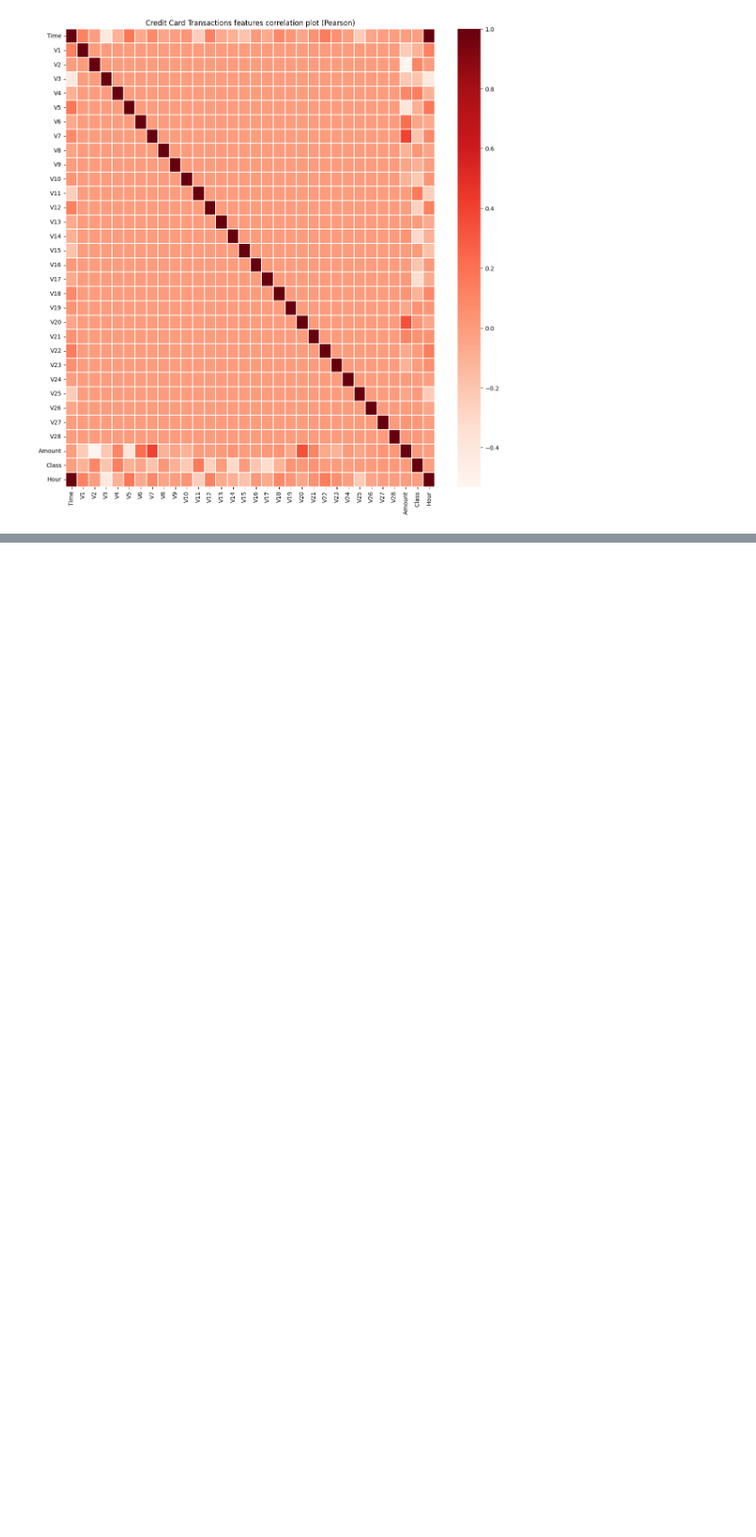
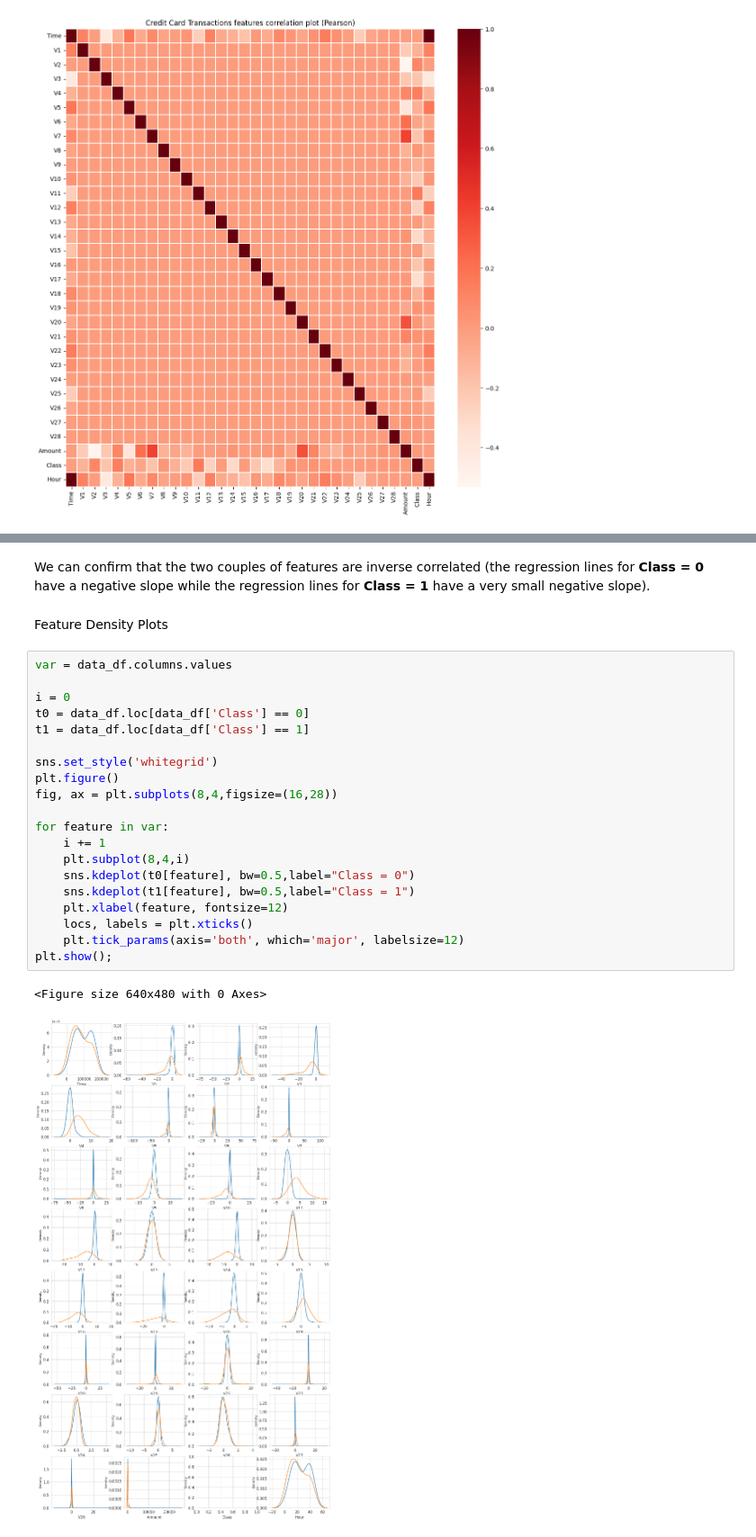
Before and after one commit to godsesaurab/CreditCardFraudDetection, a Jupyter notebook: creditcard-fraud-detection-predictive-models.ipynb, the cells around one changed output, grey strips where cells are left out. Shown at 90% size. Drawn from its saved outputs; the diff is of its cells as text; blank space fills up the shorter version.

```diff
--- a/creditcard-fraud-detection-predictive-models.ipynb
+++ b/creditcard-fraud-detection-predictive-models.ipynb
@@ -293,0 +318,27 @@ plt.show()
+# %% [markdown]
+We can confirm that the two couples of features are inverse correlated (the regression lines for **Class = 0** have a negative slope while the regression lines for **Class = 1** have a very small negative slope).
+# %% [markdown]
+Feature Density Plots
+# %%
+var = data_df.columns.values
+
+i = 0
+t0 = data_df.loc[data_df['Class'] == 0]
+t1 = data_df.loc[data_df['Class'] == 1]
+
+sns.set_style('whitegrid')
+plt.figure()
+fig, ax = plt.subplots(8,4,figsize=(16,28))
+
+for feature in var:
+    i += 1
+    plt.subplot(8,4,i)
+    sns.kdeplot(t0[feature], bw=0.5,label="Class = 0")
+    sns.kdeplot(t1[feature], bw=0.5,label="Class = 1")
+    plt.xlabel(feature, fontsize=12)
+    locs, labels = plt.xticks()
+    plt.tick_params(axis='both', which='major', labelsize=12)
+plt.show();
+# %% [output]
+<Figure size 640x480 with 0 Axes>
+[figure, added]
```
Also changed, not shown: parts of 15 cells of this notebook.
